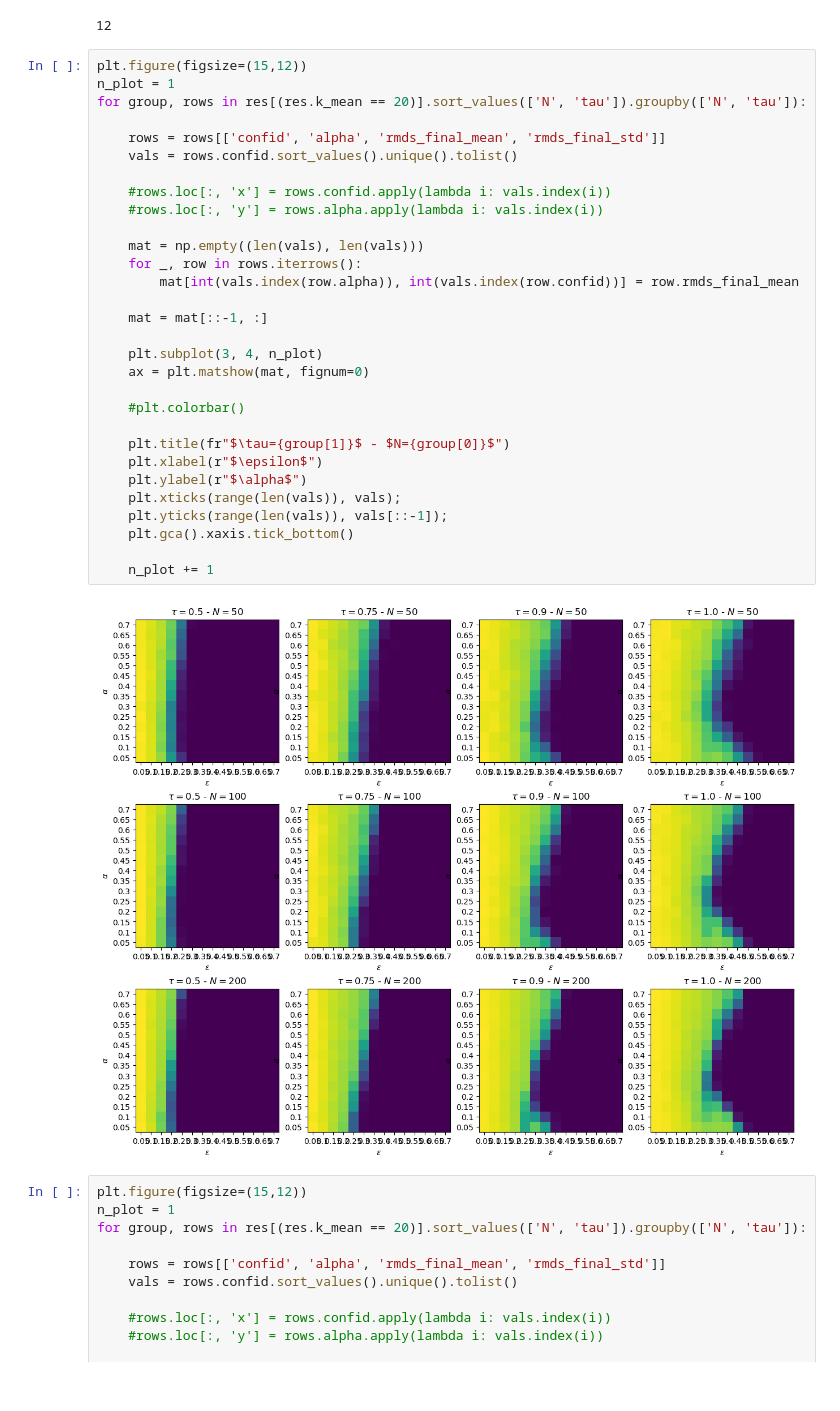
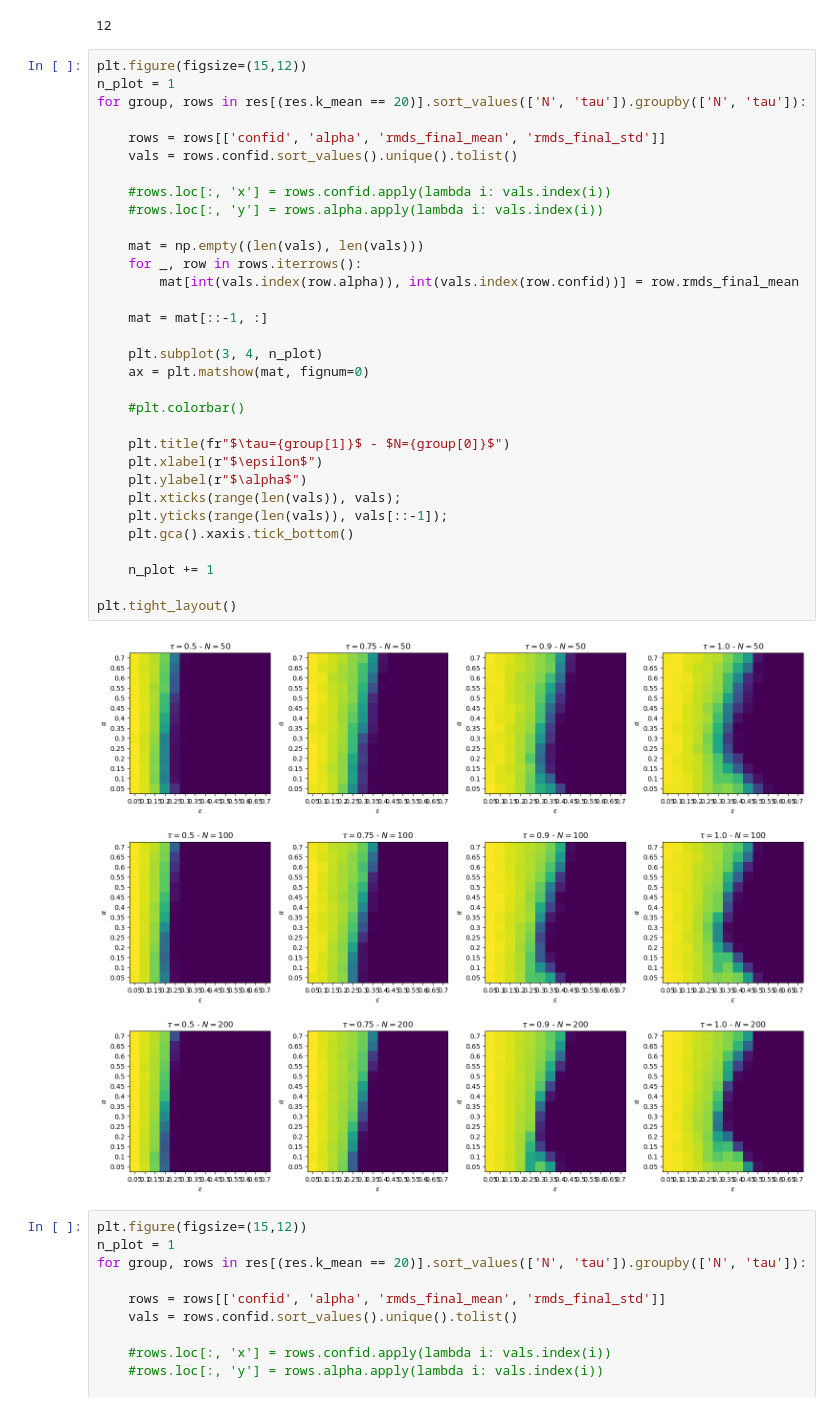
Before and after one commit to Loreb92/course-project-opinion-dynamics-experts, a Jupyter notebook: notebook/1.0.1_check_results_only_experts.ipynb, the cells around one changed output. Cells and saved outputs as stored; diff of their text form.

```diff
--- a/notebook/1.0.1_check_results_only_experts.ipynb
+++ b/notebook/1.0.1_check_results_only_experts.ipynb
@@ -61,34 +61,36 @@ i
 plt.figure(figsize=(15,12))
 n_plot = 1
 for group, rows in res[(res.k_mean == 20)].sort_values(['N', 'tau']).groupby(['N', 'tau']):
 
     rows = rows[['confid', 'alpha', 'rmds_final_mean', 'rmds_final_std']]
     vals = rows.confid.sort_values().unique().tolist()
 
     #rows.loc[:, 'x'] = rows.confid.apply(lambda i: vals.index(i))
     #rows.loc[:, 'y'] = rows.alpha.apply(lambda i: vals.index(i))
 
     mat = np.empty((len(vals), len(vals)))
     for _, row in rows.iterrows():
         mat[int(vals.index(row.alpha)), int(vals.index(row.confid))] = row.rmds_final_mean
 
     mat = mat[::-1, :]
 
     plt.subplot(3, 4, n_plot)
     ax = plt.matshow(mat, fignum=0)
 
     #plt.colorbar()
 
     plt.title(fr"$\tau={group[1]}$ - $N={group[0]}$")
     plt.xlabel(r"$\epsilon$")
     plt.ylabel(r"$\alpha$")
     plt.xticks(range(len(vals)), vals);
     plt.yticks(range(len(vals)), vals[::-1]);
     plt.gca().xaxis.tick_bottom()
 
     n_plot += 1
+
+plt.tight_layout()
 # %% [output]
-[figure, old version]
+[figure, new version]
 # %%
 plt.figure(figsize=(15,12))
 n_plot = 1
```
Also changed, not shown: 7 other files.
